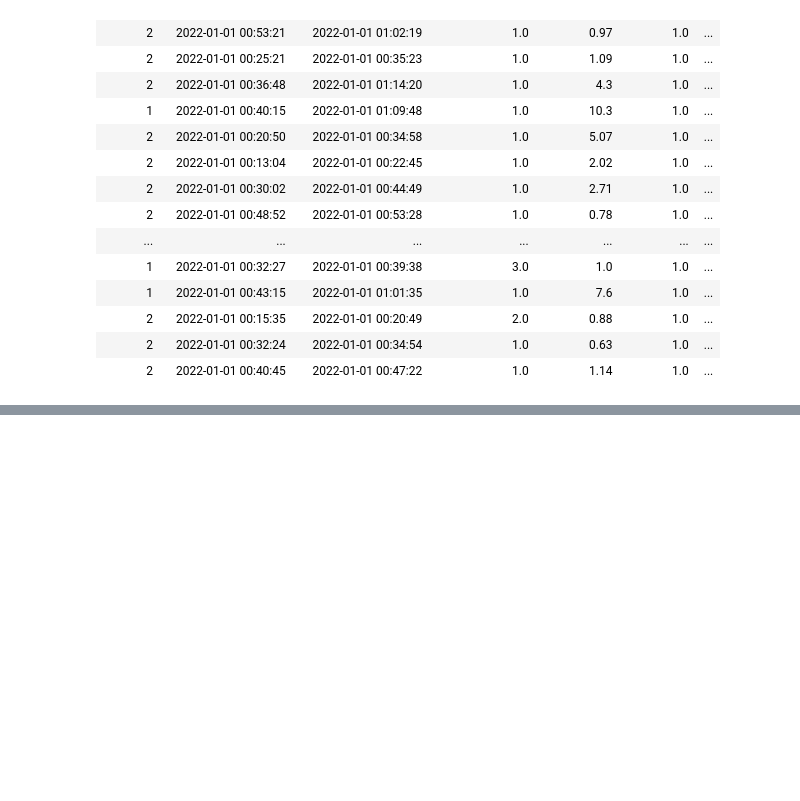
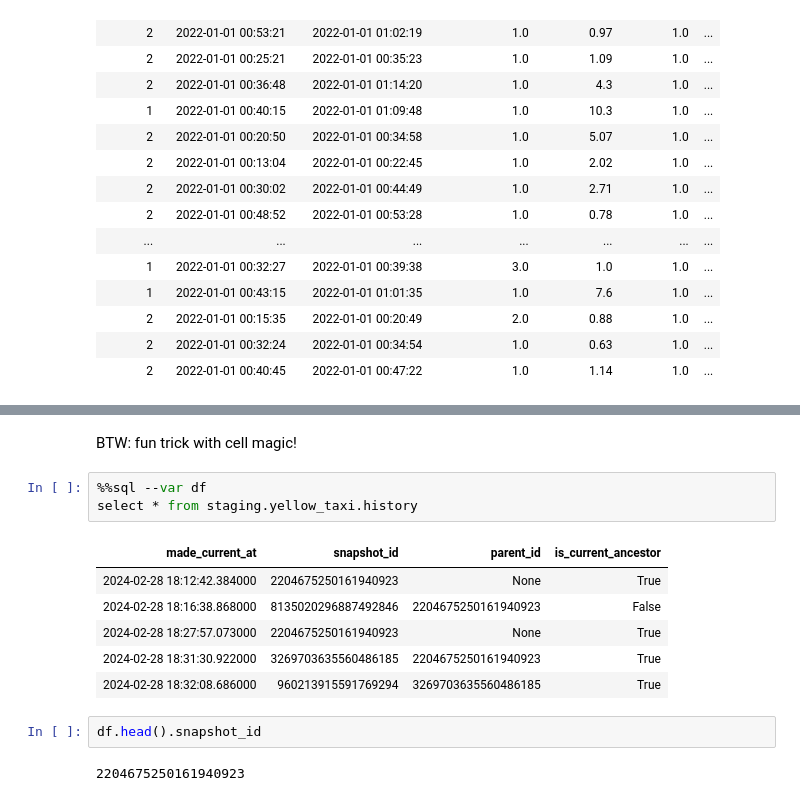
Before and after one commit to uncledata/spark_workshop, a Jupyter notebook: Spark_Workshop/03. Iceberg and Spark/01_Getting_started.ipynb, the cells around one changed output, grey strips where cells are left out. Saved outputs shown, nothing was run; the diff lists cells and outputs as text; blank space fills up the shorter version.

```diff
--- a/Spark_Workshop/03. Iceberg and Spark/01_Getting_started.ipynb
+++ b/Spark_Workshop/03. Iceberg and Spark/01_Getting_started.ipynb
@@ -207,0 +307,16 @@ staging/yellow_taxi/metadata/snap-988074196730750305-1-bbb4c179-86f7-4660-9d55-8
+# %% [markdown]
+BTW: fun trick with cell magic!
+# %%
+%%sql --var df
+select * from staging.yellow_taxi.history
+# %% [output]
+| made_current_at | snapshot_id | parent_id | is_current_ancestor |
+| 2024-02-28 18:12:42.384000 | 2204675250161940923 | None | True |
+| 2024-02-28 18:16:38.868000 | 8135020296887492846 | 2204675250161940923 | False |
+| 2024-02-28 18:27:57.073000 | 2204675250161940923 | None | True |
+| 2024-02-28 18:31:30.922000 | 3269703635560486185 | 2204675250161940923 | True |
+| 2024-02-28 18:32:08.686000 | 960213915591769294 | 3269703635560486185 | True |
+# %%
+df.head().snapshot_id
+# %% [output]
+2204675250161940923
```
Also changed, not shown: parts of 30 cells of this notebook, 2 other files.
